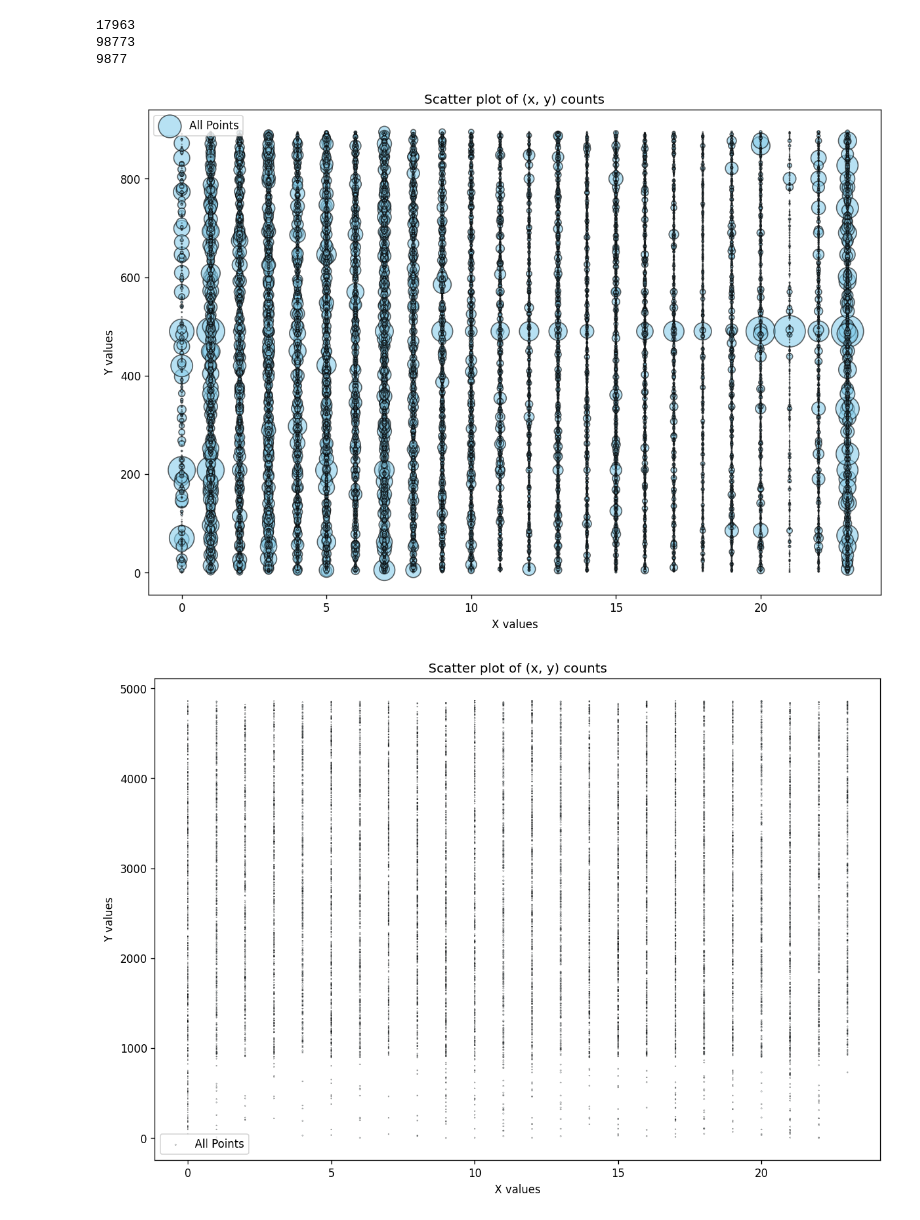
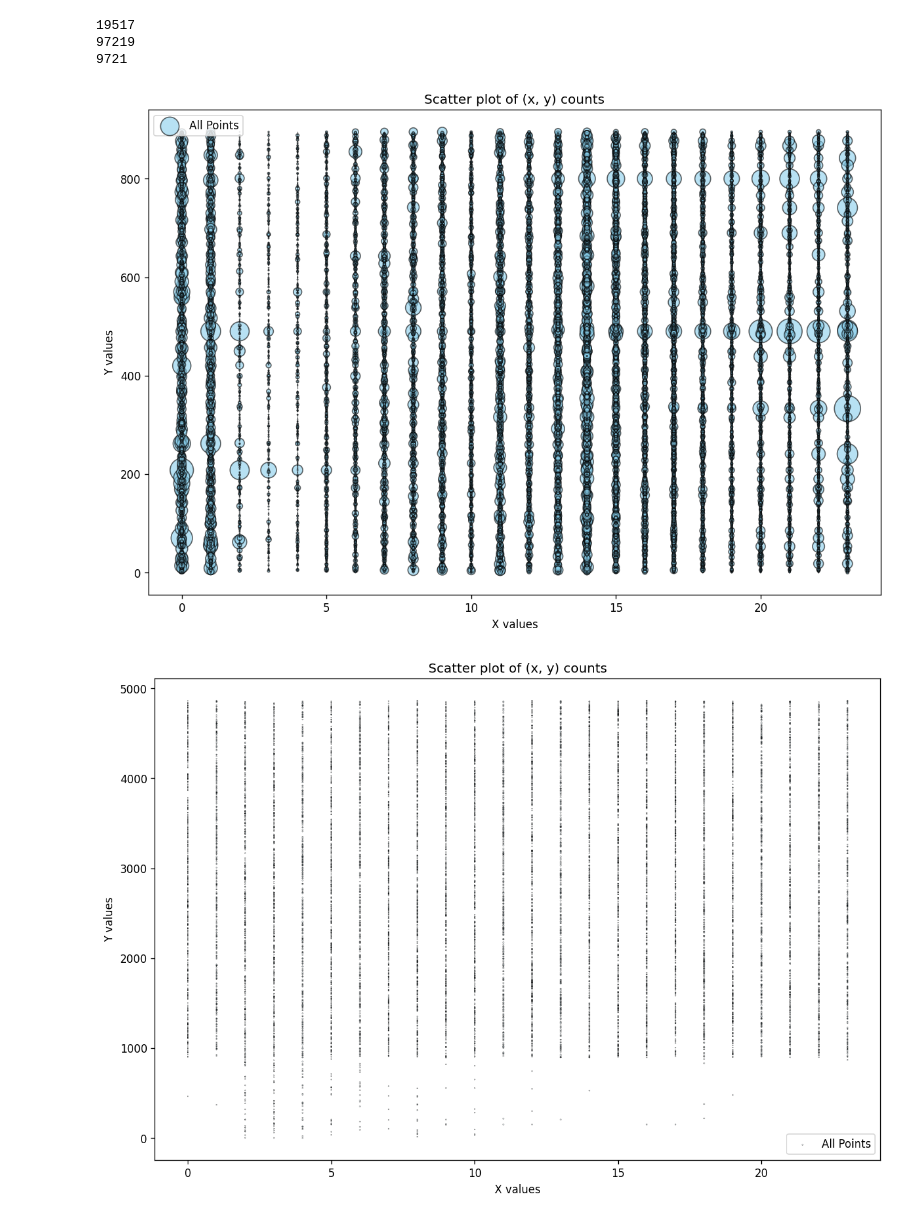
Before and after one commit to Nexround/ftg, a Jupyter notebook: analyse.ipynb, the cells around one changed output. Saved outputs shown, nothing was run; the diff lists cells and outputs as text; code cells hidden in the pictures.

```diff
--- a/analyse.ipynb
+++ b/analyse.ipynb
@@ -140,7 +140,7 @@ random.seed(42)
 # from src.module.func import scatter_plot, plot_points
 
 # 在 Jupyter 中交互式输入文件路径
-j1 = "/root/ftg/results/lm_h4.json"
+j1 = "/root/ftg/target_neurons/lm_trivia_qa.json"
 
 save_dir = "./target_neurons"
 # j1 = input("请输入第一个 JSONL 文件的路径: ")
@@ -209,35 +209,35 @@ coordinates_file1 = extract_coordinates(j1)
 # Count occurrences in both files
 counter_file1 = Counter(coordinates_file1)
 # 获取Counter中的所有键
 
 print(len(counter_file1))
 
 # counter_file1 = filter_counter(counter_file1)
 # print(len(counter_file1))
 complement_2 = set(full_c) - set(counter_file1)
 keys = list(complement_2)
 
 # 计算要抽取的元素数量，10%的元素
 RATIO = 10
 sample_size = max(1, int(len(keys) // RATIO))
 
 # 随机抽取10%的元素
 sampled_keys = random.sample(keys, sample_size)
 print(len(complement_2))
 print(len(sampled_keys))
 
 # 24* 4864 = 116736
 # counter_file2 = filter_counter(counter_file2)
 scatter_plot(counter_file1)
 scatter_plot(Counter(sampled_keys))
 counter_file1_list = list(counter_file1)
 with open(f"{save_dir}/complement_1.json", "w", encoding="utf-8") as f:
     json.dump(counter_file1_list, f, ensure_ascii=False, indent=4)
 with open(f"{save_dir}/random_RATIO{RATIO}.json", "w", encoding="utf-8") as f:
     json.dump(sampled_keys, f, ensure_ascii=False, indent=4)
 # %% [output]
-17963
-98773
-9877
+19517
+97219
+9721
-[figure, old version]
+[figure, new version]
-[figure, old version]
+[figure, new version]
```
Also changed, not shown: 4 other files.
